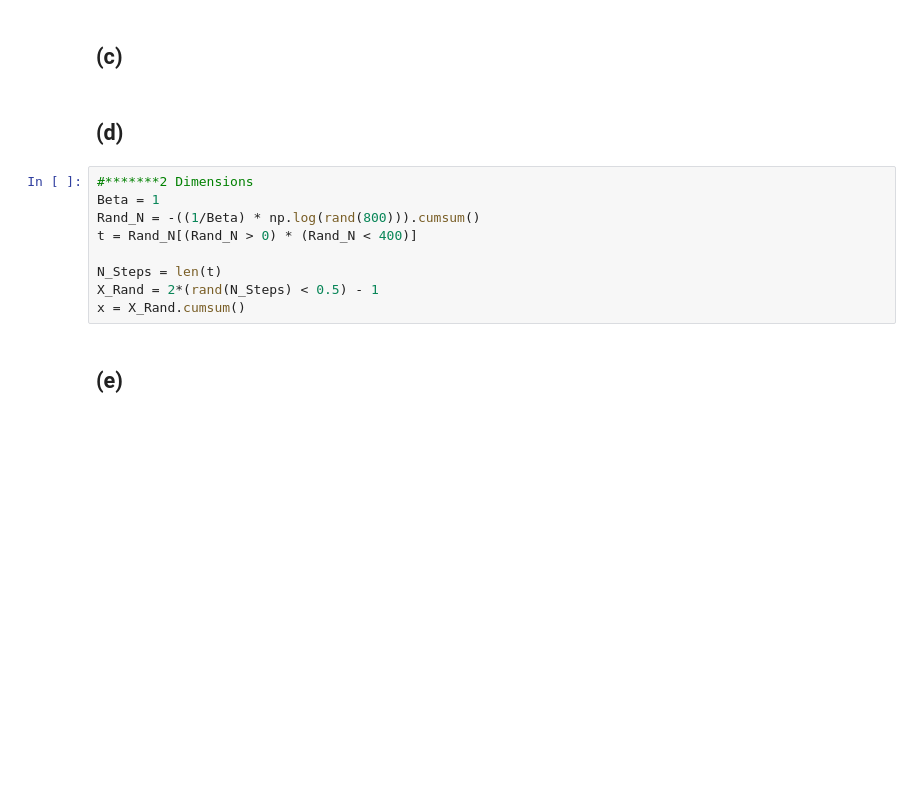
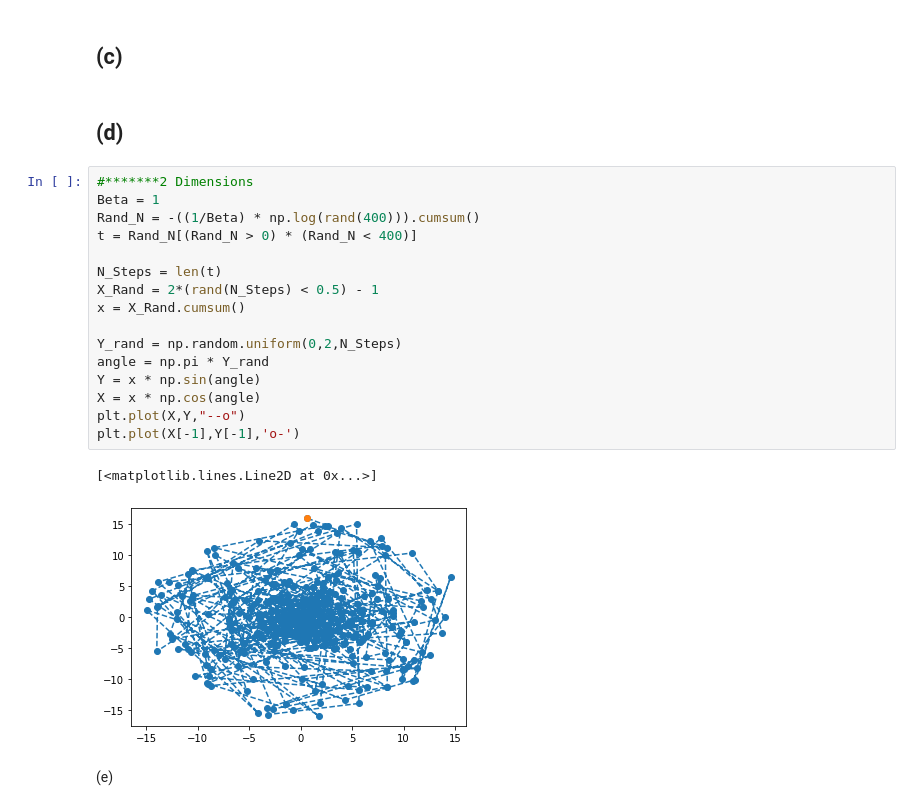
Before and after one commit to MarioSegura1099/biophysics, a Jupyter notebook: week-07/problem-10.3.ipynb, the cells around one changed output. Drawn from its saved outputs; the diff is of its cells as text; blank space fills up the shorter version.

```diff
--- a/week-07/problem-10.3.ipynb
+++ b/week-07/problem-10.3.ipynb
@@ -68,11 +80,21 @@ for i in End_Ts:
 # %%
 #*******2 Dimensions
 Beta = 1
-Rand_N = -((1/Beta) * np.log(rand(800))).cumsum()
+Rand_N = -((1/Beta) * np.log(rand(400))).cumsum()
 t = Rand_N[(Rand_N > 0) * (Rand_N < 400)]
 
 N_Steps = len(t)
 X_Rand = 2*(rand(N_Steps) < 0.5) - 1
 x = X_Rand.cumsum()
+
+Y_rand = np.random.uniform(0,2,N_Steps)
+angle = np.pi * Y_rand
+Y = x * np.sin(angle)
+X = x * np.cos(angle)
+plt.plot(X,Y,"--o")
+plt.plot(X[-1],Y[-1],'o-')
+# %% [output]
+[<matplotlib.lines.Line2D at 0x...>]
+[figure, added]
 # %% [markdown]
-## (e)
+(e)
```
Also changed, not shown: parts of 5 cells of this notebook, 2 other files.
